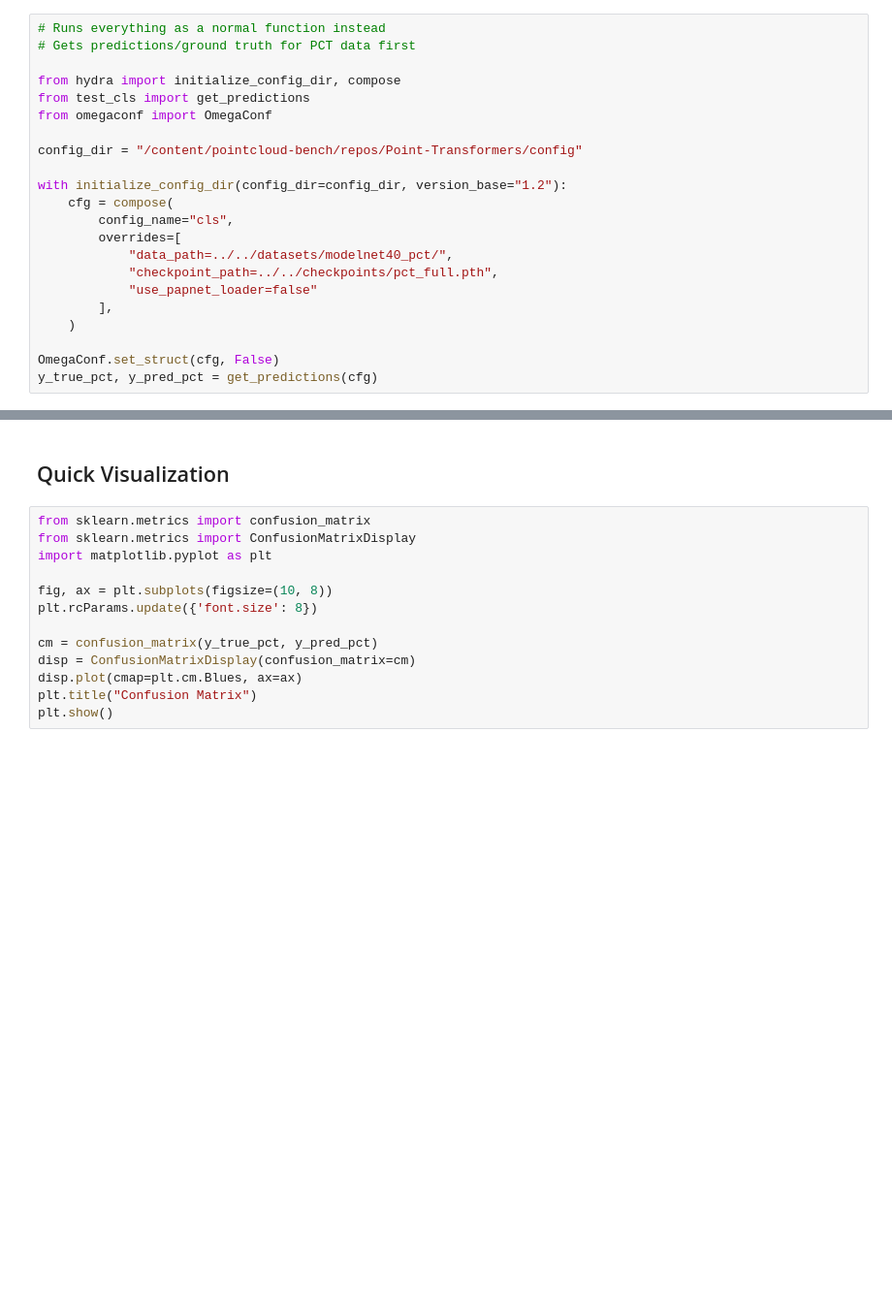
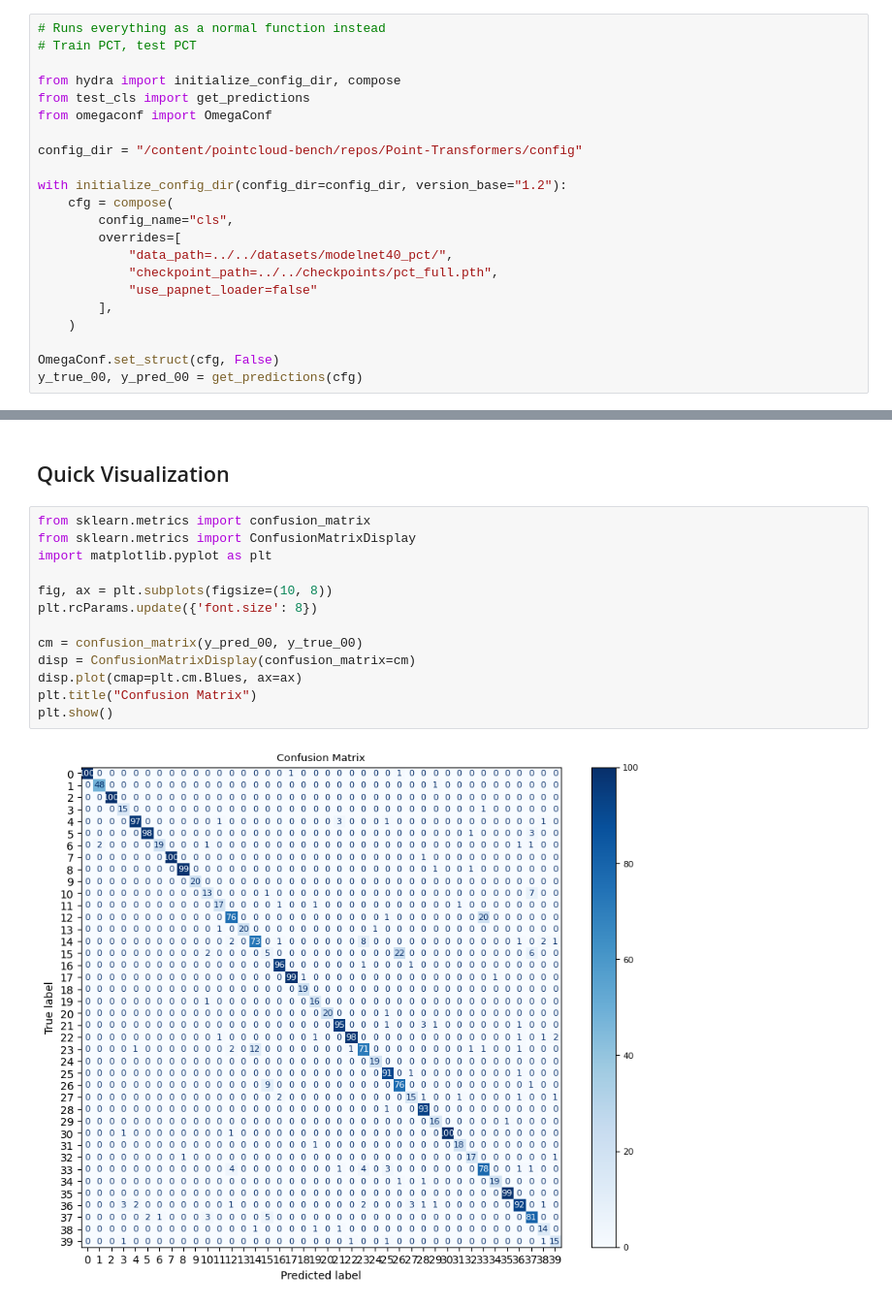
Before and after one commit to DavidClaszen/pointcloud-bench, a Jupyter notebook: colab/PCT-eval.ipynb, the cells around one changed output, grey strips where cells are left out. Shown at 97% size. Drawn from its saved outputs; the diff is of its cells as text; blank space fills up the shorter version.

Commit message:
fix: forgot a cell, added more confusion (matrices)

```diff
--- a/colab/PCT-eval.ipynb
+++ b/colab/PCT-eval.ipynb
@@ -44,6 +75,6 @@ Copy those files into your own Google Drive and, if necessary, change the first
 # %%
 # Runs everything as a normal function instead
-# Gets predictions/ground truth for PCT data first
+# Train PCT, test PCT
 
 from hydra import initialize_config_dir, compose
 from test_cls import get_predictions
@@ -62,4 +93,4 @@ with initialize_config_dir(config_dir=config_dir, version_base="1.2"):
     )
 
 OmegaConf.set_struct(cfg, False)
-y_true_pct, y_pred_pct = get_predictions(cfg)
+y_true_00, y_pred_00 = get_predictions(cfg)
@@ -83,14 +187,16 @@ y_true_partial, y_pred_partial = get_predictions(cfg)
 # %%
 from sklearn.metrics import confusion_matrix
 from sklearn.metrics import ConfusionMatrixDisplay
 import matplotlib.pyplot as plt
 
 fig, ax = plt.subplots(figsize=(10, 8))
 plt.rcParams.update({'font.size': 8})
 
-cm = confusion_matrix(y_true_pct, y_pred_pct)
+cm = confusion_matrix(y_pred_00, y_true_00)
 disp = ConfusionMatrixDisplay(confusion_matrix=cm)
 disp.plot(cmap=plt.cm.Blues, ax=ax)
 plt.title("Confusion Matrix")
 plt.show()
+# %% [output]
+[figure, added]
 # %%
```
Also changed, not shown: parts of 16 cells of this notebook.
